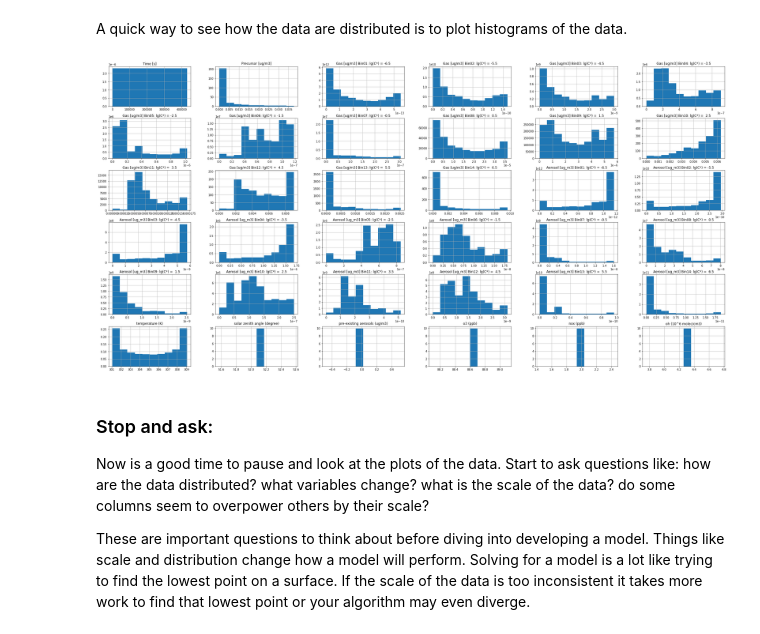
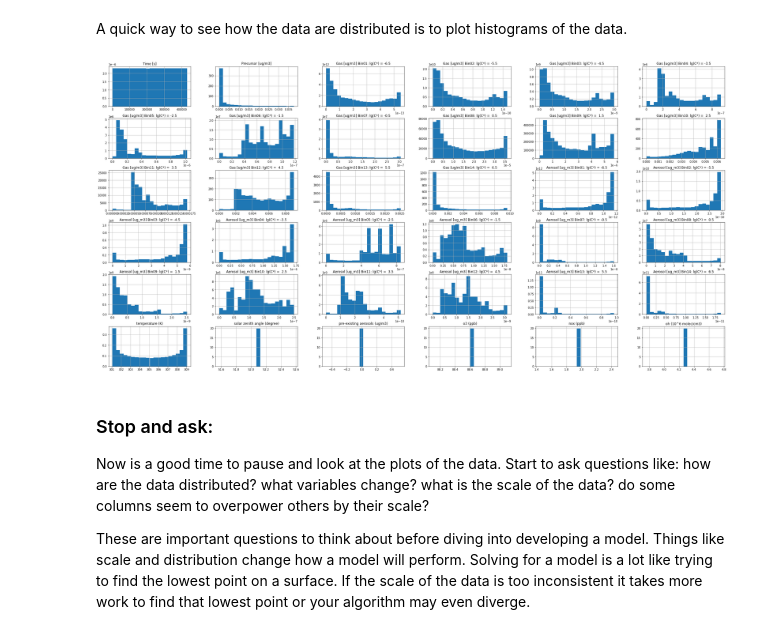
Before and after one commit to NCAR/ai4essportal, a Jupyter notebook: NB1_data_exploration.ipynb, the cells around one changed output. Cells and saved outputs as stored; diff of their text form; code cells hidden in the pictures.

```diff
--- a/NB1_data_exploration.ipynb
+++ b/NB1_data_exploration.ipynb
@@ -131,9 +131,9 @@ dataFrame_single_experiment.describe()
 # %% [markdown]
 A quick way to see how the data are distributed is to plot histograms of the data.
 # %%
-_ = dataFrame_single_experiment.hist(figsize=(40,20), density = True)
+_ = dataFrame_single_experiment.hist(figsize=(40,20), density = True, bins = 20)
 # %% [output]
-[figure, old version]
+[figure, new version]
 # %% [markdown]
 ### Stop and ask:
 
```
Also changed, not shown: parts of 12 cells of this notebook.
